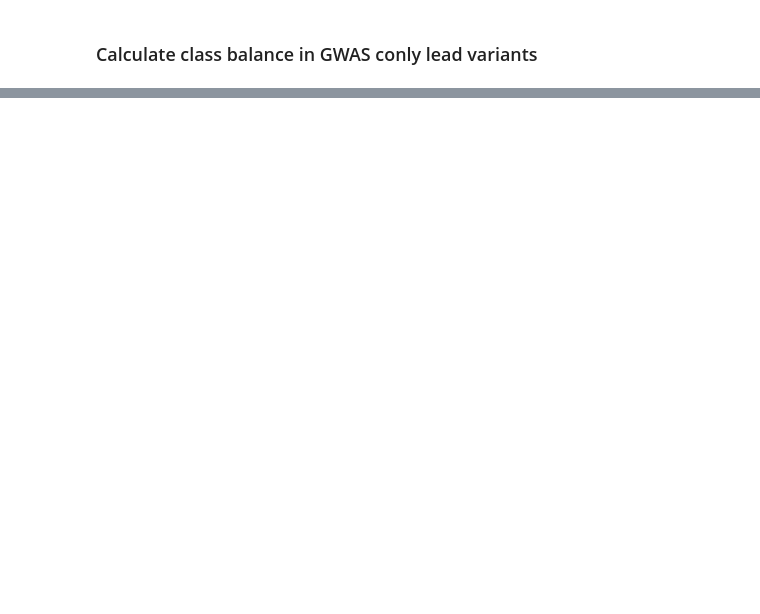
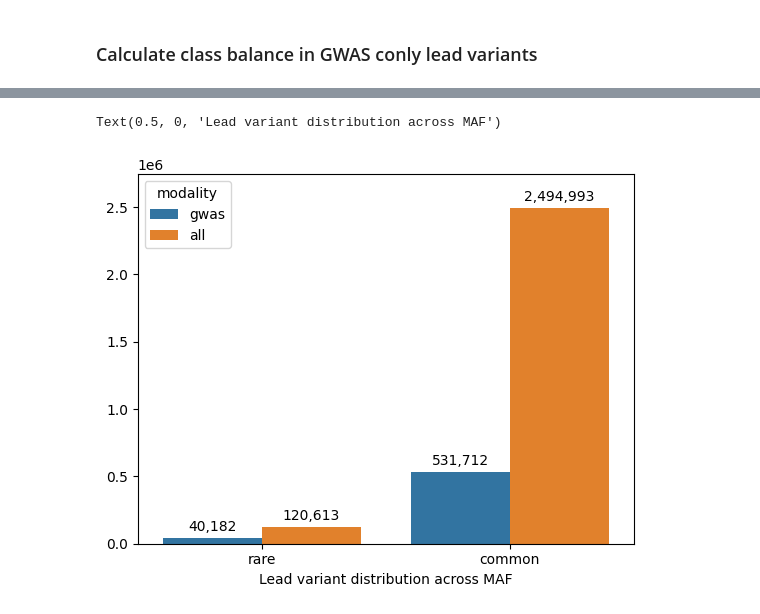
Before and after one commit to opentargets/Gentropy-manuscript, a Jupyter notebook: chapters/in_silico_effect_prediction/04_variant_classification_by_freq.ipynb, the cells around one changed output, grey strips where cells are left out. Saved outputs shown, nothing was run; the diff lists cells and outputs as text; code cells hidden in the pictures; blank space fills up the shorter version.

```diff
--- a/chapters/in_silico_effect_prediction/04_variant_classification_by_freq.ipynb
+++ b/chapters/in_silico_effect_prediction/04_variant_classification_by_freq.ipynb
@@ -131,0 +132,11 @@ shape: (3, 3)
+# %%
+data = pl.concat([df, df2]).sort("count")
+ax = sns.barplot(data=data, x="class", y="count", hue="modality")
+for container in ax.containers:
+    ax.bar_label(container, fmt=lambda x: f"{round(x):,}", padding=3)
+ax.set_ylim(0, data["count"].max() * 1.1)
+ax.set_ylabel("")
+ax.set_xlabel("Lead variant distribution across MAF")
+# %% [output]
+Text(0.5, 0, 'Lead variant distribution across MAF')
+[figure, added]
```
Also changed, not shown: parts of 4 cells of this notebook, 5 other files.
